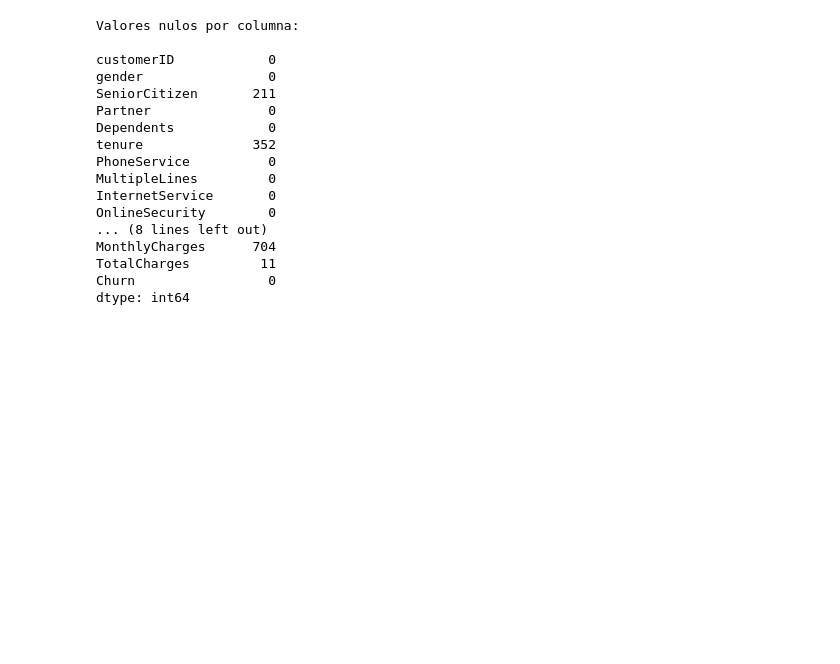
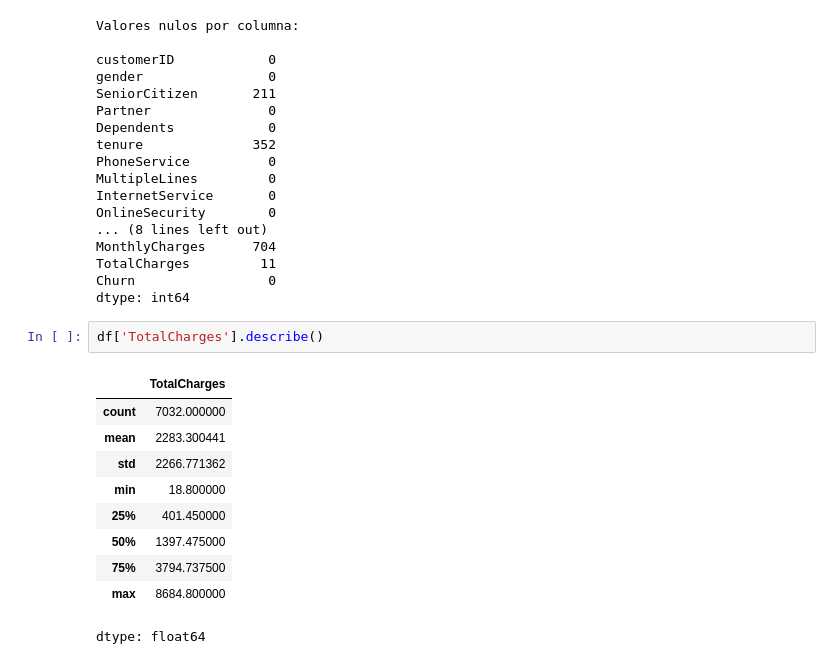
Before and after one commit to PALACIOS1259/Cienciadedatos, a Jupyter notebook: Untitled.ipynb, the cells around one changed output. Drawn from its saved outputs; the diff is of its cells as text; blank space fills up the shorter version.

```diff
--- a/Untitled.ipynb
+++ b/Untitled.ipynb
@@ -103,3 +105,16 @@ MonthlyCharges      704
 TotalCharges         11
 Churn                 0
 dtype: int64
+# %%
+df['TotalCharges'].describe()
+# %% [output]
+|  | TotalCharges |
+| count | 7032.000000 |
+| mean | 2283.300441 |
+| std | 2266.771362 |
+| min | 18.800000 |
+| 25% | 401.450000 |
+| 50% | 1397.475000 |
+| 75% | 3794.737500 |
+| max | 8684.800000 |
+dtype: float64
```
Also changed, not shown: parts of 12 cells of this notebook.
